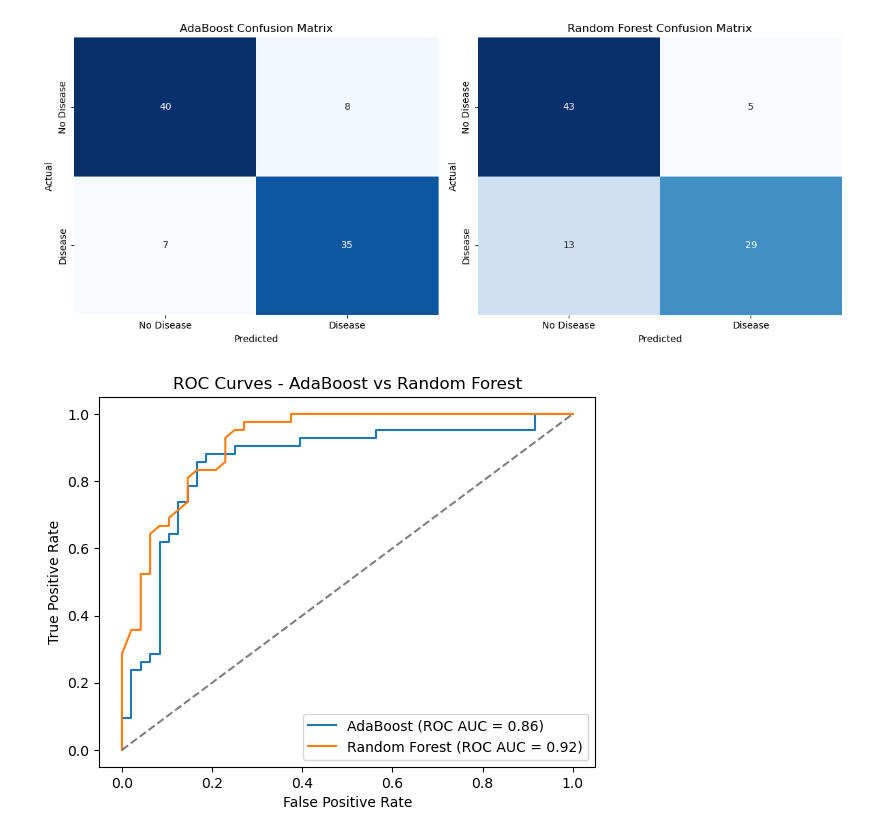
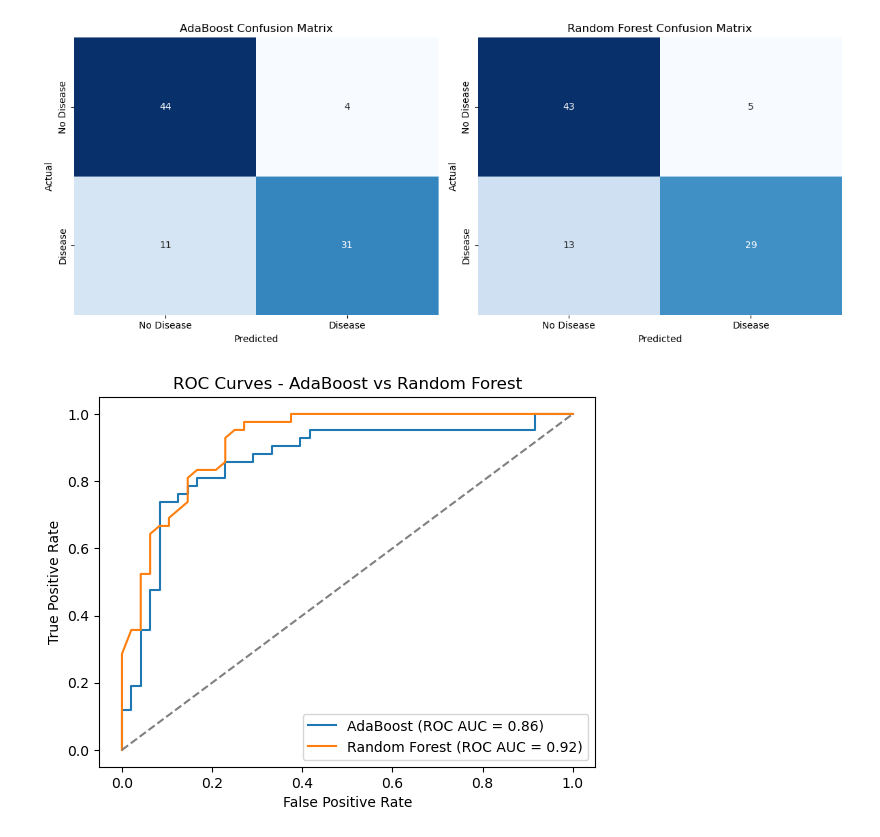
Before and after one commit to Dane0331/BINF5507_Capstone, a Jupyter notebook: Script/AdaBoost.ipynb, the cells around one changed output. Saved outputs shown, nothing was run; the diff lists cells and outputs as text; code cells hidden in the pictures.

Commit message:
Added hyperparameter tuning to the AdaBoost and Random Forest models

```diff
--- a/Script/AdaBoost.ipynb
+++ b/Script/AdaBoost.ipynb
@@ -7,6 +7,7 @@ from sklearn.model_selection import train_test_split
 from sklearn.tree import DecisionTreeClassifier
 from sklearn.ensemble import AdaBoostClassifier, RandomForestClassifier
 from sklearn.metrics import accuracy_score, confusion_matrix, classification_report, roc_curve, auc, RocCurveDisplay
+from sklearn.model_selection import GridSearchCV
 
 # 1. Loading and Preprocessing of the Cleveland UCI Heart Disease Dataset
 df = pd.read_csv("../Data/processed.cleveland.data", header=None, na_values="?")
@@ -36,22 +37,68 @@ X_train, X_test, y_train, y_test = train_test_split(
     stratify=y
 )
 
-# 2. Training AdaBoost and Random Forest models
-# a) AdaBoost
+# # 2. Training AdaBoost and Random Forest models (Default Params.)
+# # a) AdaBoost
+# base_est = DecisionTreeClassifier(max_depth=1, random_state=46)
+# ada_model = AdaBoostClassifier(
+#     estimator=base_est,
+#     n_estimators=50,
+#     learning_rate=1.0,
+#     random_state=42
+# )
+# ada_model.fit(X_train, y_train)
+# y_pred_ada = ada_model.predict(X_test)
+
+# # b) Random Forest
+# rf_model = RandomForestClassifier(random_state=46)
+# rf_model.fit(X_train, y_train)
+# y_pred_rf = rf_model.predict(X_test)
+
+
+# 2. Hyperparameter Tuning for AdaBoost and Random Forest
+# a) AdaBoost - Grid Search
+ada_param_grid = {
+    'n_estimators': [50, 100, 150],
+    'learning_rate': [0.5, 1.0, 1.5]
+}
+
 base_est = DecisionTreeClassifier(max_depth=1, random_state=46)
-ada_model = AdaBoostClassifier(
-    estimator=base_est,
-    n_estimators=50,
-    learning_rate=1.0,
-    random_state=42
+
+ada_grid = GridSearchCV(
+    AdaBoostClassifier(estimator=base_est, random_state=42),
+    param_grid=ada_param_grid,
+    scoring='average_precision',
+    cv=5,
+    n_jobs=-1
 )
-ada_model.fit(X_train, y_train)
+
+ada_grid.fit(X_train, y_train)
+ada_model = ada_grid.best_estimator_
+print("Best AdaBoost Parameters:", ada_grid.best_params_)
+
 y_pred_ada = ada_model.predict(X_test)
 
-# b) Random Forest
-rf_model = RandomForestClassifier(random_state=46)
-rf_model.fit(X_train, y_train)
+# b) Random Forest - Grid Search
+rf_param_grid = {
+    'n_estimators': [100, 200],
+    'max_depth': [None, 5, 10],
+    'max_features': ['sqrt', 'log2']
+}
+
+rf_grid = GridSearchCV(
+    RandomForestClassifier(random_state=46),
+    param_grid=rf_param_grid,
+    scoring='average_precision',
+    cv=5,
+    n_jobs=-1
+)
+
+rf_grid.fit(X_train, y_train)
+rf_model = rf_grid.best_estimator_
+print("Best Random Forest Parameters:", rf_grid.best_params_)
+
 y_pred_rf = rf_model.predict(X_test)
+
 
 # 3. Visualizations
 # -- Metrics for AdaBoost
@@ -95,7 +142,7 @@ axes[1].set_ylabel("Actual")
 plt.tight_layout()
 plt.show()
 
-# ROC Curves
+# --- ROC Curves (AUROC) ---
 ada_probs = ada_model.predict_proba(X_test)[:, 1]  # Probability of the positive class
 rf_probs  = rf_model.predict_proba(X_test)[:, 1]
 
@@ -120,7 +167,7 @@ plt.show()
 precision_ada, recall_ada, _ = precision_recall_curve(y_test, ada_probs)
 precision_rf,  recall_rf,  _ = precision_recall_curve(y_test, rf_probs)
 
-#  Precision-Recall Curves (AUPRC)
+# --- Precision-Recall Curves (AUPRC) ---
 ap_ada = average_precision_score(y_test, ada_probs)
 ap_rf  = average_precision_score(y_test, rf_probs)
 
@@ -154,6 +201,6 @@ weighted avg       0.83      0.83      0.83        90
 
 Confusion Matrix:
  [[43  5]
  [ 8 34]]
-[figure, old version]
+[figure, new version]
-[figure, old version]
+[figure, new version]
```
Also changed, not shown: parts of 1 cell of this notebook.
